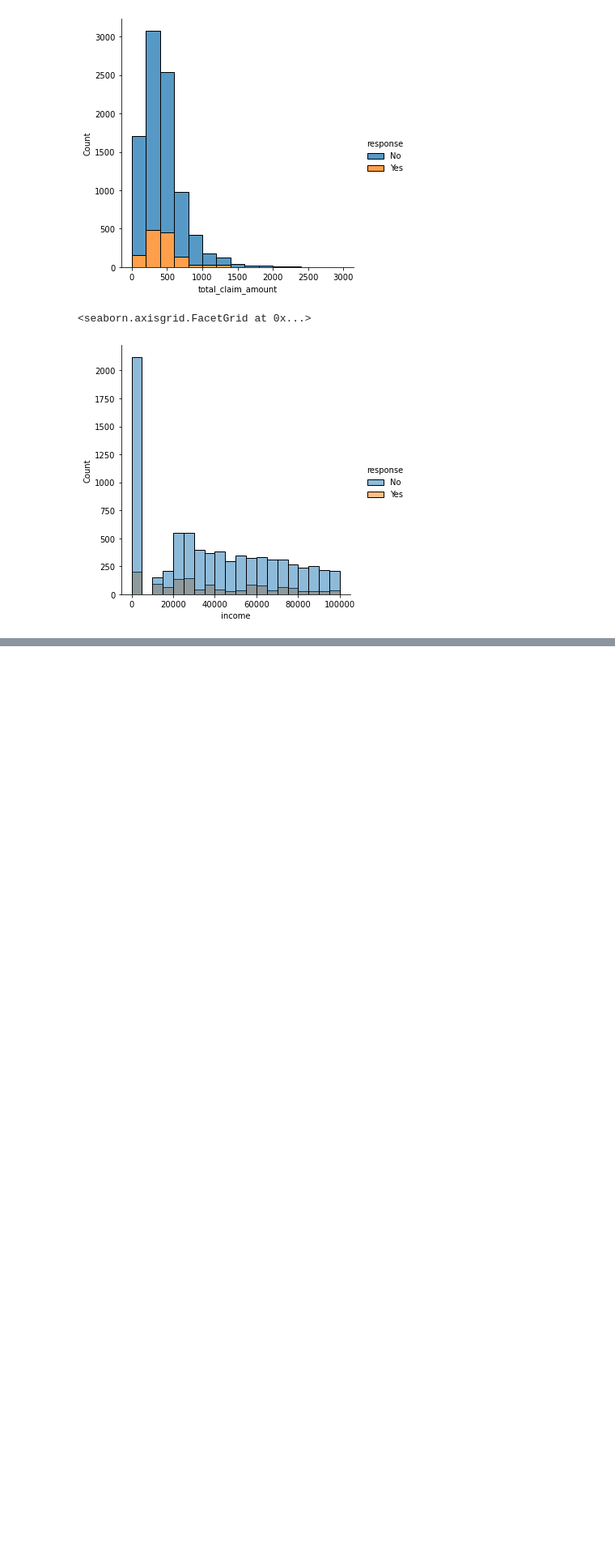
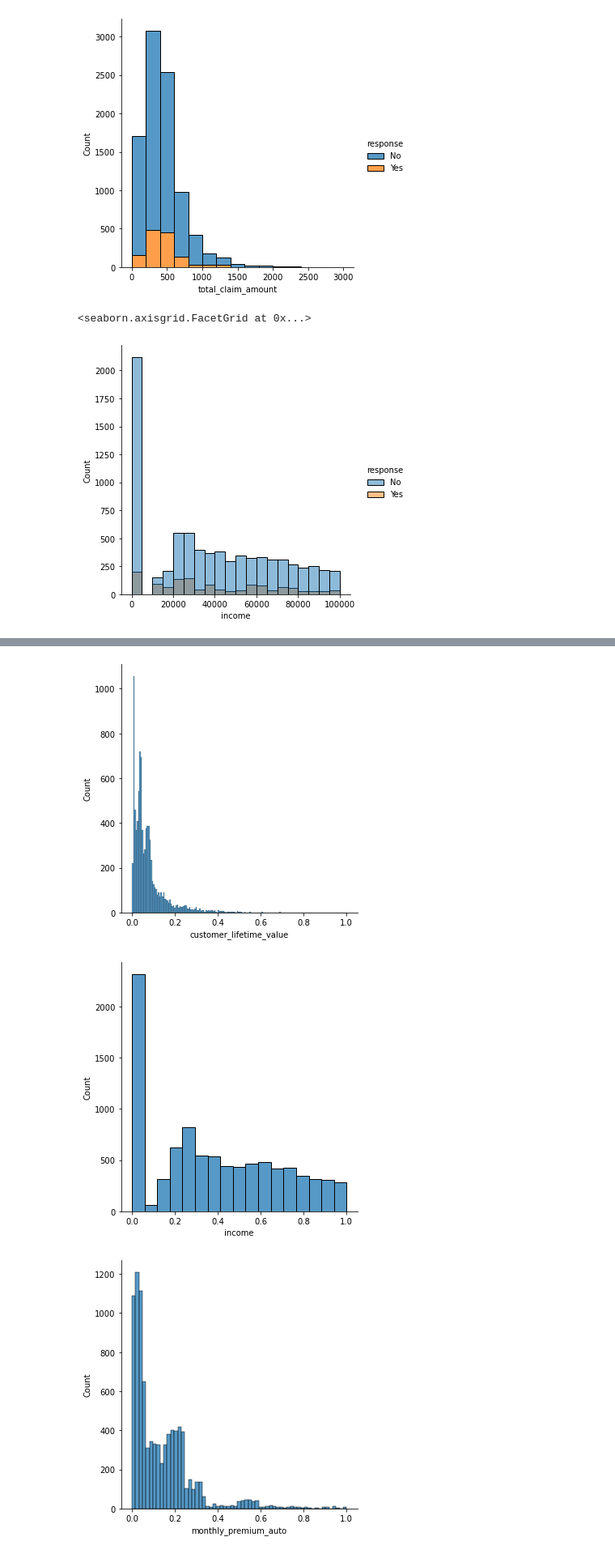
Before and after one commit to matosluana/lab-customer-analysis-round-2, a Jupyter notebook: files_for_lab/csv_files/Lab-customer-analysis-round-2.ipynb, the cells around one changed output, grey strips where cells are left out. Shown at 81% size. Saved outputs shown, nothing was run; the diff lists cells and outputs as text; code cells hidden in the pictures; blank space fills up the shorter version.

```diff
--- a/files_for_lab/csv_files/Lab-customer-analysis-round-2.ipynb
+++ b/files_for_lab/csv_files/Lab-customer-analysis-round-2.ipynb
@@ -247,0 +337,13 @@ sns.displot(data=clean_data, x="income", hue="response", binwidth=5000)
+# %%
+for column in cat.columns:
+    plt.hist(cat[column])
+    plt.show()
+# %%
+#Normalising the numerical data
+from sklearn.preprocessing import MinMaxScaler
+from sklearn.preprocessing import StandardScaler
+
+transformer = MinMaxScaler().fit(num)
+num_normalized = transformer.transform(num)
+print(num_normalized.shape)
+num_normalized=pd.DataFrame(num_normalized, columns=num.columns)
@@ -247,0 +366,8 @@ sns.displot(data=clean_data, x="income", hue="response", binwidth=5000)
+# %%
+for column in num_normalized.columns:
+    sns.displot(num_normalized[column])
+    plt.show()
+# %% [output]
+[figure, added]
+[figure, added]
+[figure, added]
```
Also changed, not shown: parts of 13 cells of this notebook.
